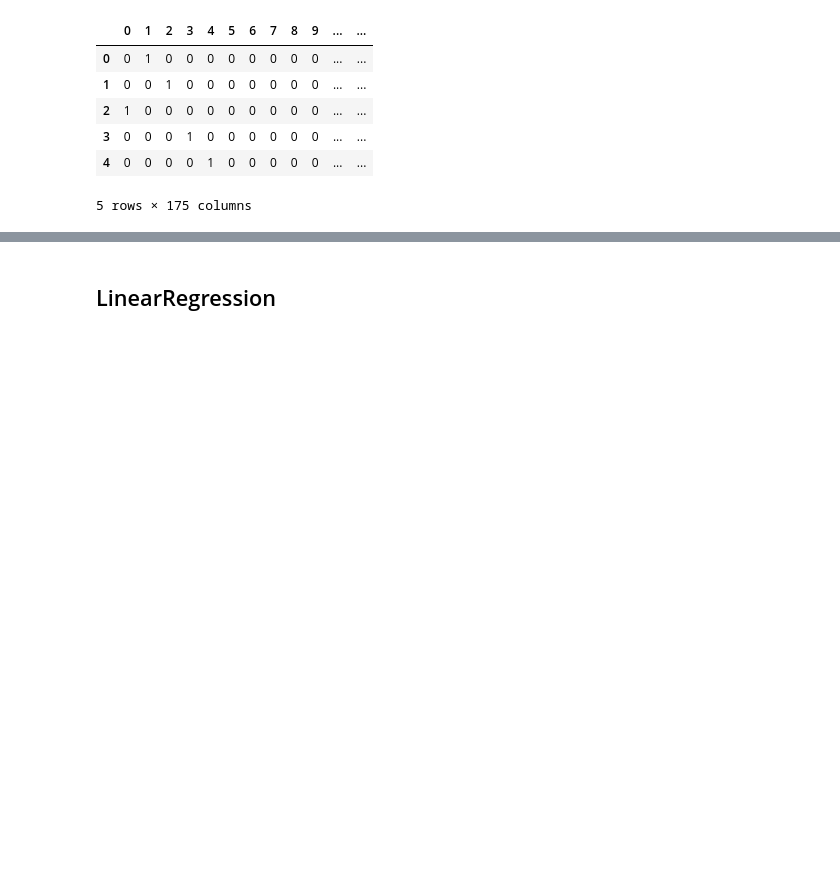
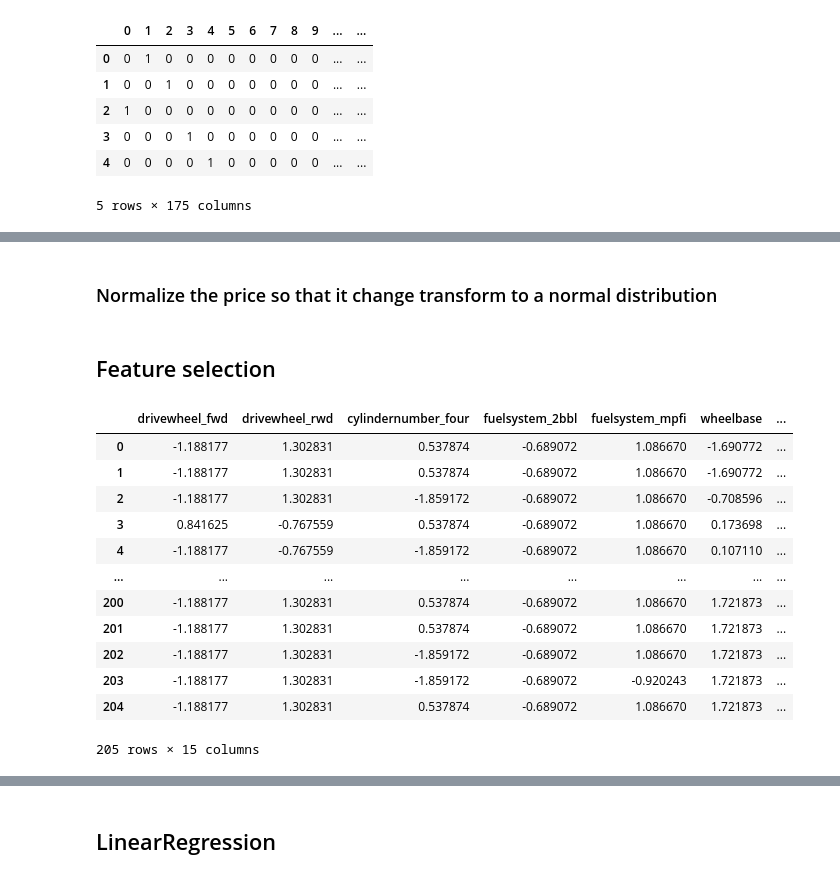
Before and after one commit to notfakearcher/yanjun, a Jupyter notebook: 01_topics/machine_learning/regression /simple regression.ipynb, the cells around one changed output, grey strips where cells are left out. Drawn from its saved outputs; the diff is of its cells as text; code cells hidden in the pictures; blank space fills up the shorter version.

```diff
--- a/01_topics/machine_learning/regression /simple regression.ipynb
+++ b/01_topics/machine_learning/regression /simple regression.ipynb
@@ -183,8 +184,0 @@ car
-# %%
-# change the cloumns name to x1 to x25
-columnsname = ['x' + str(i) for i in np.arange(1,25)]
-columnsname_all = columnsname +['y']
-car1.columns = columnsname_all
-# standize the dataset
-std = StandardScaler()
-car1.iloc[:,:] = std.fit_transform(car1.iloc[:,:])
@@ -198,0 +193,2 @@ hm = heatmap(cm, row_names= car1.columns, column_names= car1.columns)
+# %% [markdown]
+### Normalize the price so that it change transform to a normal distribution
@@ -198,0 +206,32 @@ hm = heatmap(cm, row_names= car1.columns, column_names= car1.columns)
+# %% [markdown]
+## Feature selection
+# %%
+# find the features which is mostly related to target price
+
+# correlation cofficient is noted as r
+r = car3.corr()['price']
+
+# set threshold 0.5 i.e any correlation cofficient number is below 0.5 is not considered as import features
+threshold = 0.5
+
+cond = np.abs(r) <= 0.5
+
+feature_importance = r[~cond].index[:]
+
+car3 = car3[feature_importance]
+
+car3
+# %% [output]
+|  | drivewheel_fwd | drivewheel_rwd | cylindernumber_four | fuelsystem_2bbl | fuelsystem_mpfi | wheelbase | ... |
+| 0 | -1.188177 | 1.302831 | 0.537874 | -0.689072 | 1.086670 | -1.690772 | ... |
+| 1 | -1.188177 | 1.302831 | 0.537874 | -0.689072 | 1.086670 | -1.690772 | ... |
+| 2 | -1.188177 | 1.302831 | -1.859172 | -0.689072 | 1.086670 | -0.708596 | ... |
+| 3 | 0.841625 | -0.767559 | 0.537874 | -0.689072 | 1.086670 | 0.173698 | ... |
+| 4 | -1.188177 | -0.767559 | -1.859172 | -0.689072 | 1.086670 | 0.107110 | ... |
+| ... | ... | ... | ... | ... | ... | ... | ... |
+| 200 | -1.188177 | 1.302831 | 0.537874 | -0.689072 | 1.086670 | 1.721873 | ... |
+| 201 | -1.188177 | 1.302831 | 0.537874 | -0.689072 | 1.086670 | 1.721873 | ... |
+| 202 | -1.188177 | 1.302831 | -1.859172 | -0.689072 | 1.086670 | 1.721873 | ... |
+| 203 | -1.188177 | 1.302831 | -1.859172 | -0.689072 | -0.920243 | 1.721873 | ... |
+| 204 | -1.188177 | 1.302831 | 0.537874 | -0.689072 | 1.086670 | 1.721873 | ... |
+205 rows × 15 columns
```
Also changed, not shown: parts of 33 cells of this notebook.
